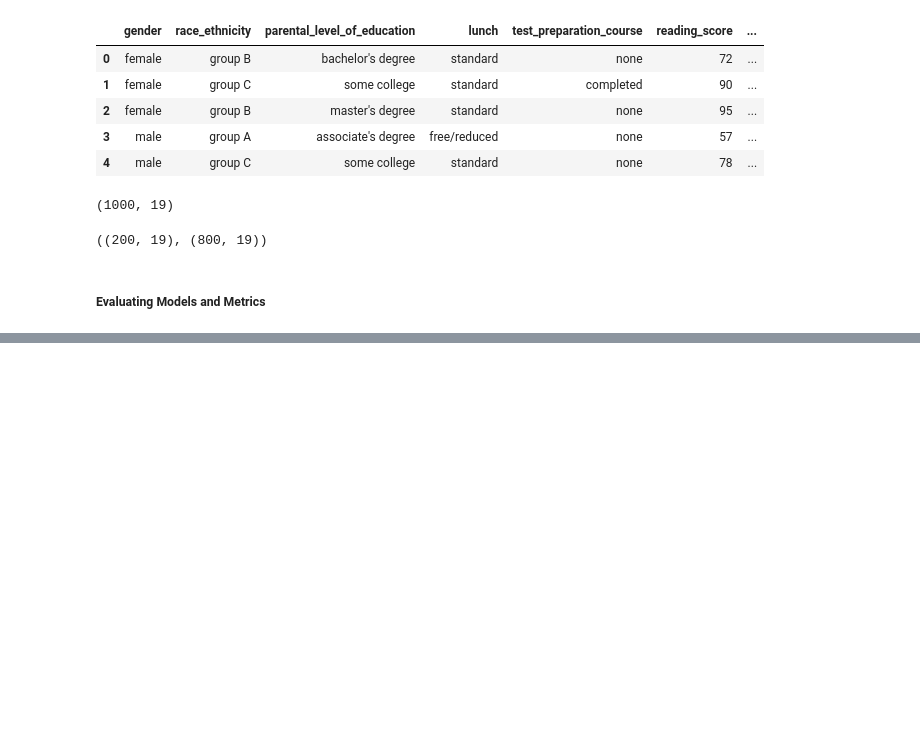
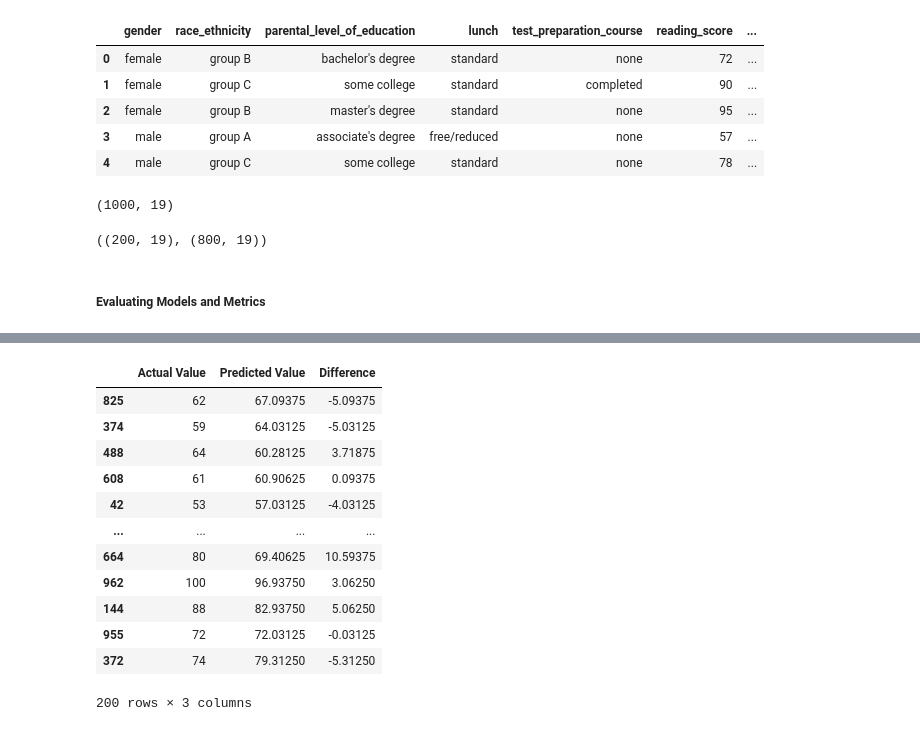
Before and after one commit to bhatkishan42/ML_V1, a Jupyter notebook: DB/Model 1.ipynb, the cells around one changed output, grey strips where cells are left out. Drawn from its saved outputs; the diff is of its cells as text; code cells hidden in the pictures; blank space fills up the shorter version.

```diff
--- a/DB/Model 1.ipynb
+++ b/DB/Model 1.ipynb
@@ -195,0 +231,17 @@ Model performance for Test set
+# %%
+pred_df=pd.DataFrame({'Actual Value':y_test,'Predicted Value':y_pred,'Difference':y_test-y_pred})
+pred_df
+# %% [output]
+|  | Actual Value | Predicted Value | Difference |
+| 825 | 62 | 67.09375 | -5.09375 |
+| 374 | 59 | 64.03125 | -5.03125 |
+| 488 | 64 | 60.28125 | 3.71875 |
+| 608 | 61 | 60.90625 | 0.09375 |
+| 42 | 53 | 57.03125 | -4.03125 |
+| ... | ... | ... | ... |
+| 664 | 80 | 69.40625 | 10.59375 |
+| 962 | 100 | 96.93750 | 3.06250 |
+| 144 | 88 | 82.93750 | 5.06250 |
+| 955 | 72 | 72.03125 | -0.03125 |
+| 372 | 74 | 79.31250 | -5.31250 |
+200 rows × 3 columns
```
Also changed, not shown: parts of 7 cells of this notebook, 3 other files.
